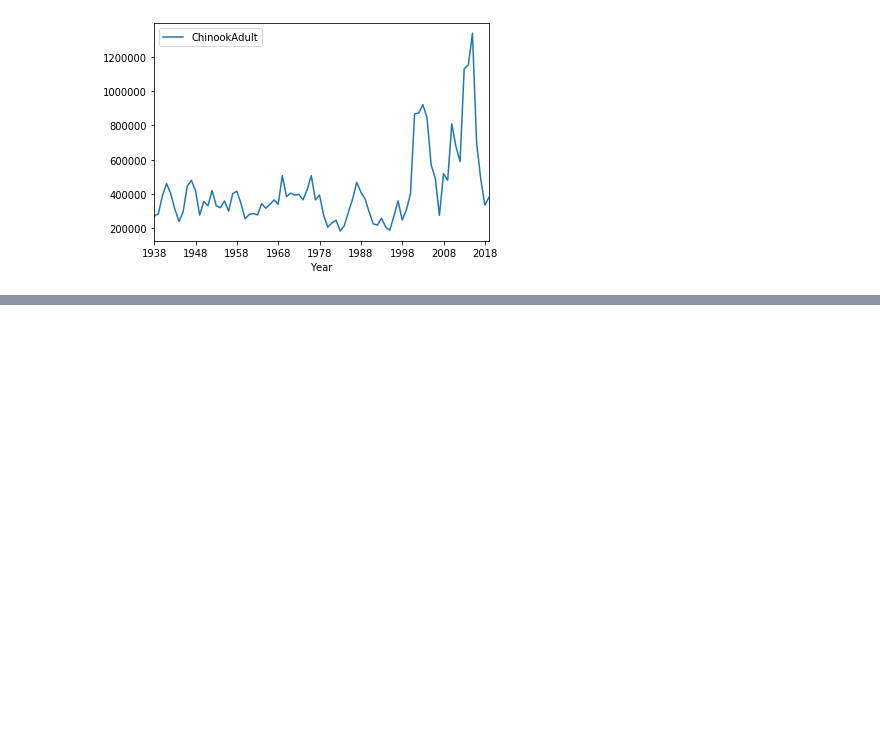
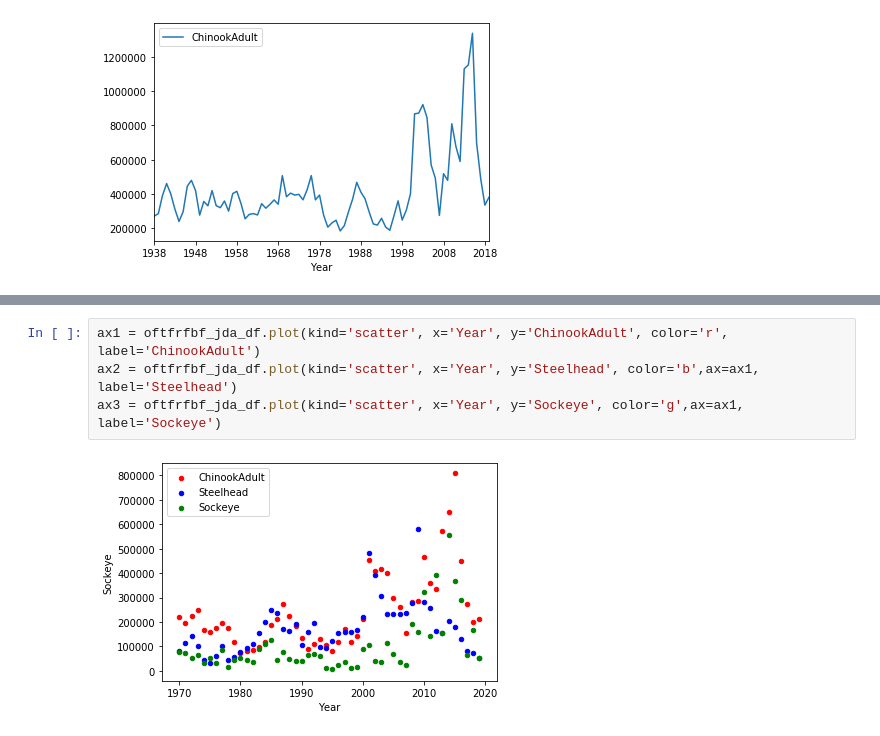
Before and after one commit to davidtracy6984/Climate-Change, a Jupyter notebook: Seems_Fishy.ipynb, the cells around one changed output, grey strips where cells are left out. Drawn from its saved outputs; the diff is of its cells as text; blank space fills up the shorter version.

```diff
--- a/Seems_Fishy.ipynb
+++ b/Seems_Fishy.ipynb
@@ -77,0 +90,6 @@ ax3 = oftfrfbf_bon_df.plot(kind='scatter', x='Year', y='Sockeye', color='g',ax=a
+# %%
+ax1 = oftfrfbf_jda_df.plot(kind='scatter', x='Year', y='ChinookAdult', color='r', label='ChinookAdult')
+ax2 = oftfrfbf_jda_df.plot(kind='scatter', x='Year', y='Steelhead', color='b',ax=ax1, label='Steelhead')
+ax3 = oftfrfbf_jda_df.plot(kind='scatter', x='Year', y='Sockeye', color='g',ax=ax1, label='Sockeye')
+# %% [output]
+[figure, added]
```
Also changed, not shown: parts of 4 cells of this notebook.
